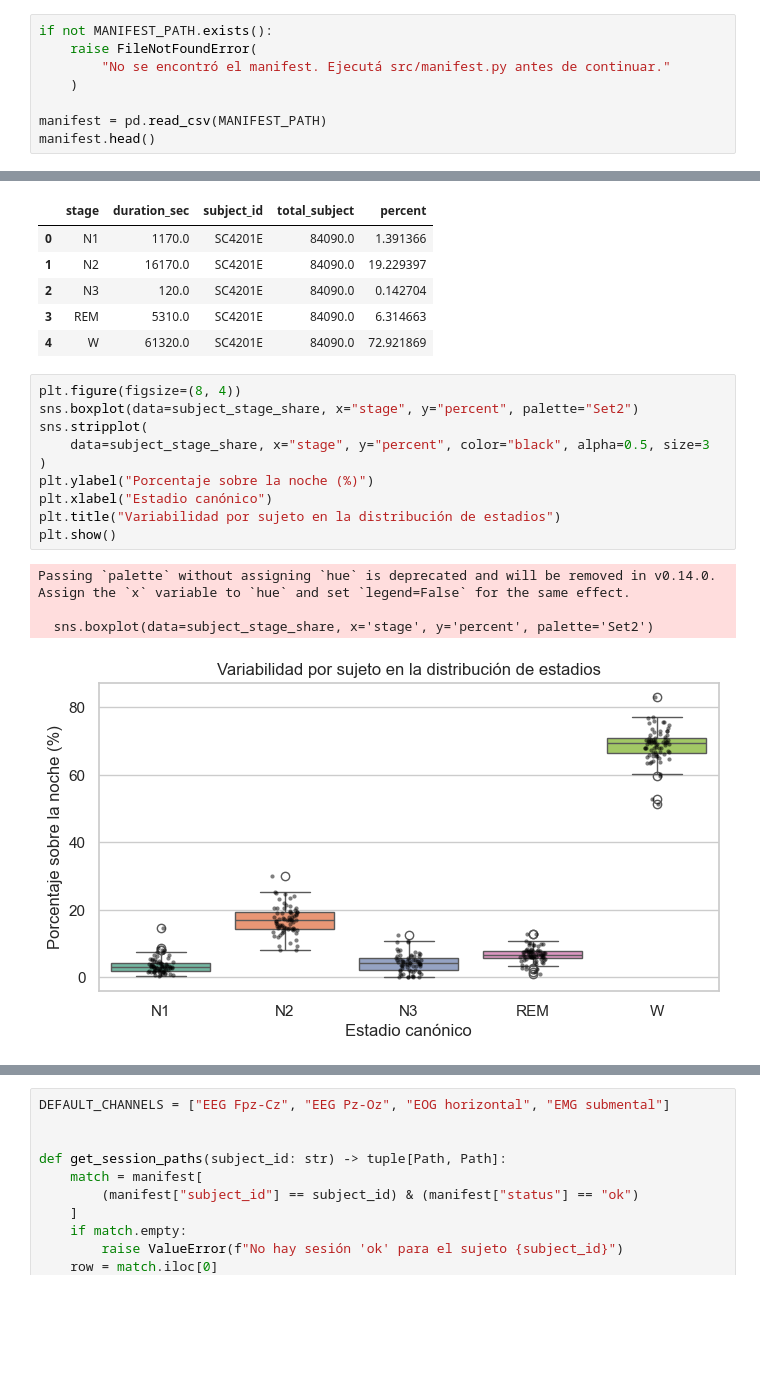
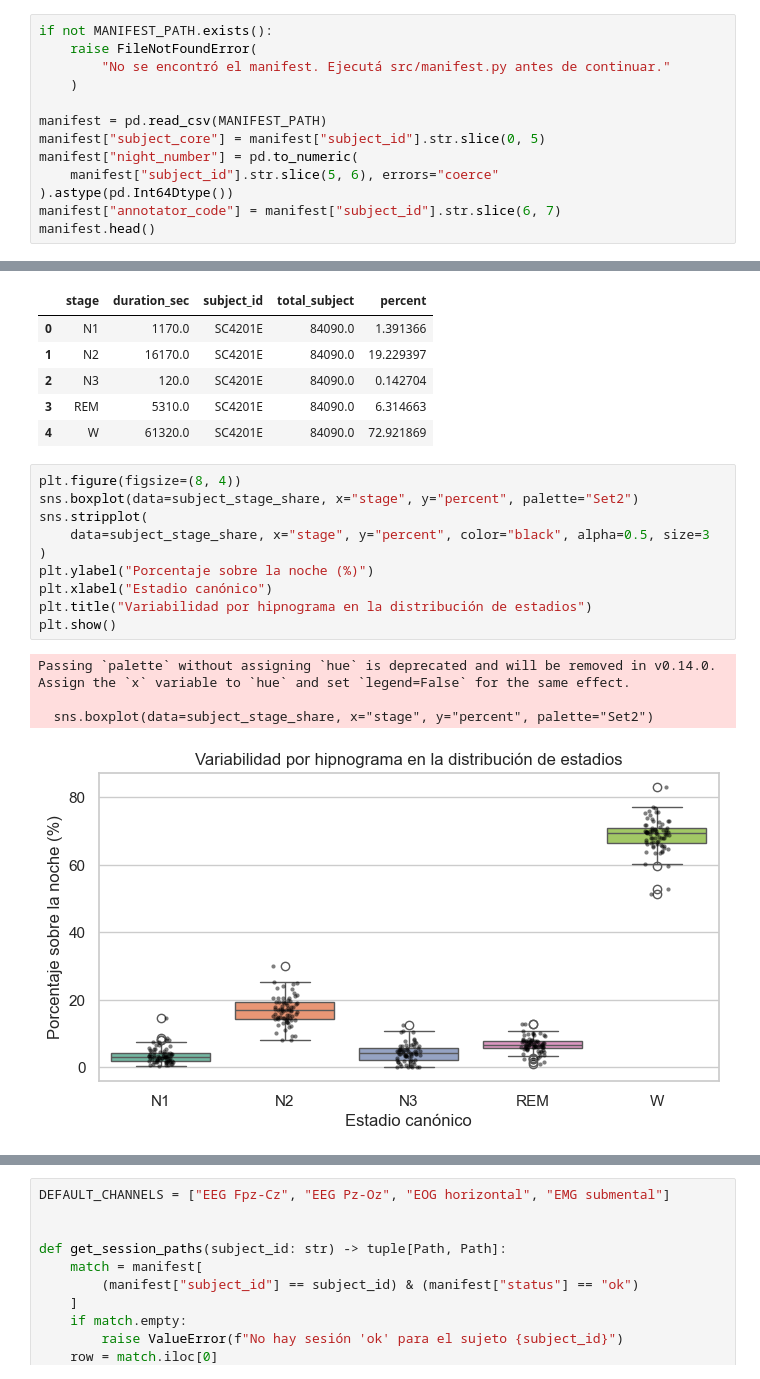
Before and after one commit to ignaciolinari/sleep-ST, a Jupyter notebook: notebooks/01_raw_exploration.ipynb, the cells around one changed output, grey strips where cells are left out. Saved outputs shown, nothing was run; the diff lists cells and outputs as text; blank space fills up the shorter version.

```diff
--- a/notebooks/01_raw_exploration.ipynb
+++ b/notebooks/01_raw_exploration.ipynb
@@ -23,5 +25,10 @@ if not MANIFEST_PATH.exists():
     )
 
 manifest = pd.read_csv(MANIFEST_PATH)
+manifest["subject_core"] = manifest["subject_id"].str.slice(0, 5)
+manifest["night_number"] = pd.to_numeric(
+    manifest["subject_id"].str.slice(5, 6), errors="coerce"
+).astype(pd.Int64Dtype())
+manifest["annotator_code"] = manifest["subject_id"].str.slice(6, 7)
 manifest.head()
 # %% [output]
@@ -190,17 +327,17 @@ subject_stage_share.head()
 # %%
 plt.figure(figsize=(8, 4))
 sns.boxplot(data=subject_stage_share, x="stage", y="percent", palette="Set2")
 sns.stripplot(
     data=subject_stage_share, x="stage", y="percent", color="black", alpha=0.5, size=3
 )
 plt.ylabel("Porcentaje sobre la noche (%)")
 plt.xlabel("Estadio canónico")
-plt.title("Variabilidad por sujeto en la distribución de estadios")
+plt.title("Variabilidad por hipnograma en la distribución de estadios")
 plt.show()
 # %% [output]
 Passing `palette` without assigning `hue` is deprecated and will be removed in v0.14.0. Assign the `x` variable to `hue` and set `legend=False` for the same effect.
 
-  sns.boxplot(data=subject_stage_share, x='stage', y='percent', palette='Set2')
+  sns.boxplot(data=subject_stage_share, x="stage", y="percent", palette="Set2")
-[figure, old version]
+[figure, new version]
 # %% [markdown]
 ## 3. Ejemplos de señales por estadio
```
Also changed, not shown: parts of 11 cells of this notebook, 1 other file.
